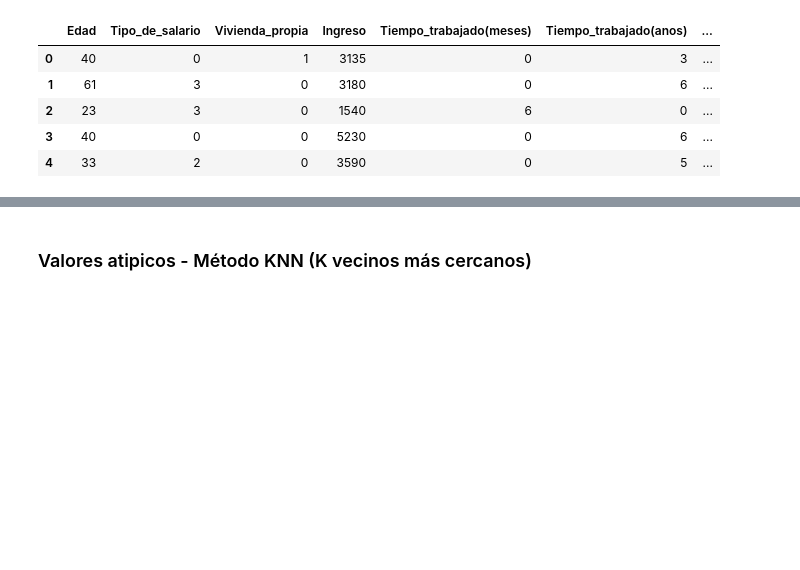
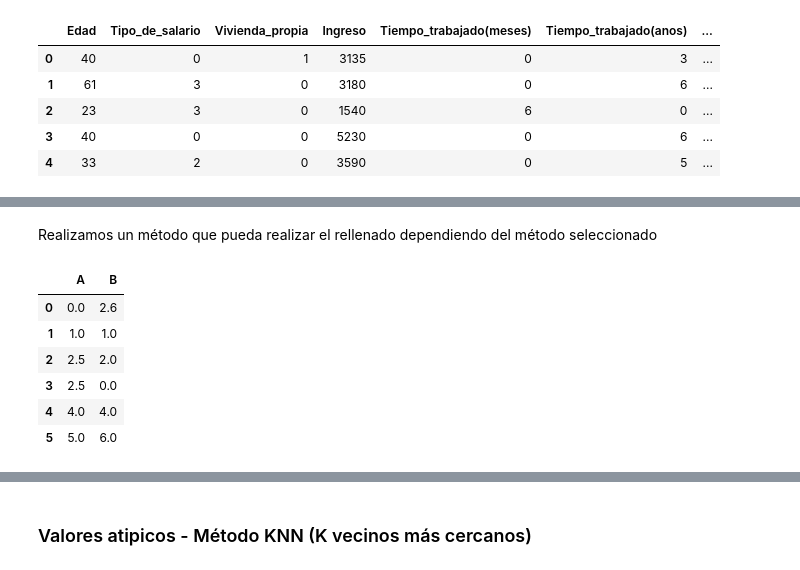
Before and after one commit to ismaelacosta/Proyecto_AID, a Jupyter notebook: examen.ipynb, the cells around one changed output, grey strips where cells are left out. Saved outputs shown, nothing was run; the diff lists cells and outputs as text; code cells hidden in the pictures; blank space fills up the shorter version.

```diff
--- a/examen.ipynb
+++ b/examen.ipynb
@@ -590,0 +825,22 @@ df.head()
+# %% [markdown]
+Realizamos un método que pueda realizar el rellenado dependiendo del método seleccionado
+# %%
+def rellenar_nulos_con_estadistico(serie, metodo):
+    if metodo == 'mean':
+        serie.fillna(value=serie.mean(), inplace=True)
+    if metodo == 'median':
+        serie.fillna(value=serie.median(), inplace=True)
+    if metodo == 'mode':
+        # El arreglo con el valor 0 es en caso de que no exista un una unica moda, seleccionar solo la primera
+        serie.fillna(value=serie.mode()[0], inplace=True)
+
+df_prueba.apply(func=rellenar_nulos_con_estadistico, axis=0, metodo="mean") # Se puede poner mean, median y mode
+df_prueba
+# %% [output]
+|  | A | B |
+| 0 | 0.0 | 2.6 |
+| 1 | 1.0 | 1.0 |
+| 2 | 2.5 | 2.0 |
+| 3 | 2.5 | 0.0 |
+| 4 | 4.0 | 4.0 |
+| 5 | 5.0 | 6.0 |
```
Also changed, not shown: parts of 40 cells of this notebook, 1 other file.
